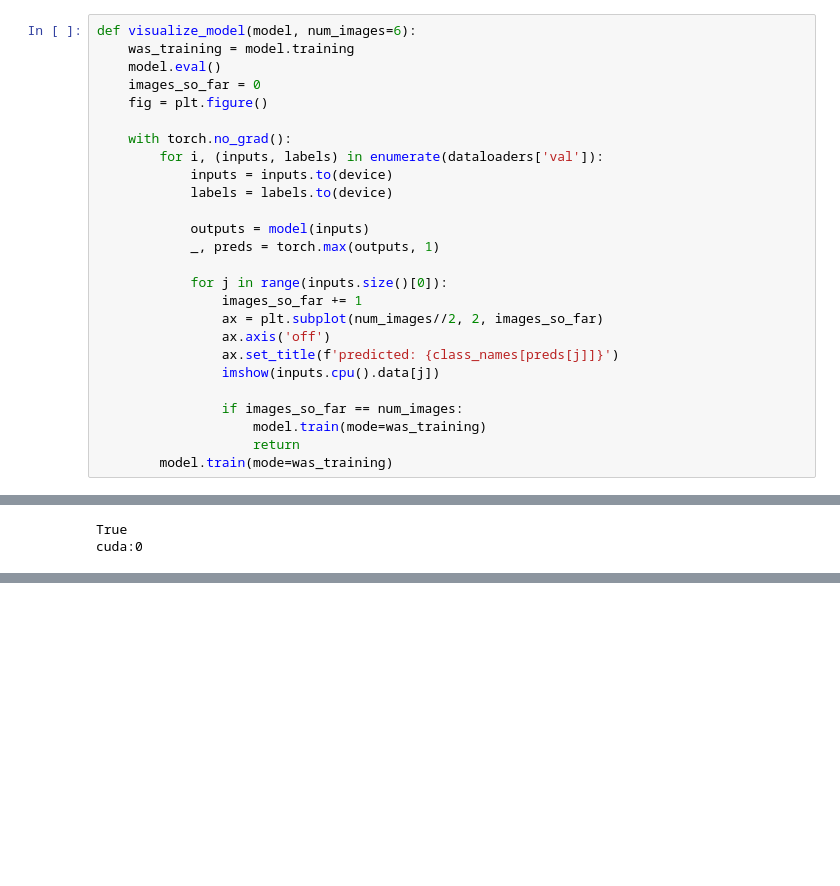
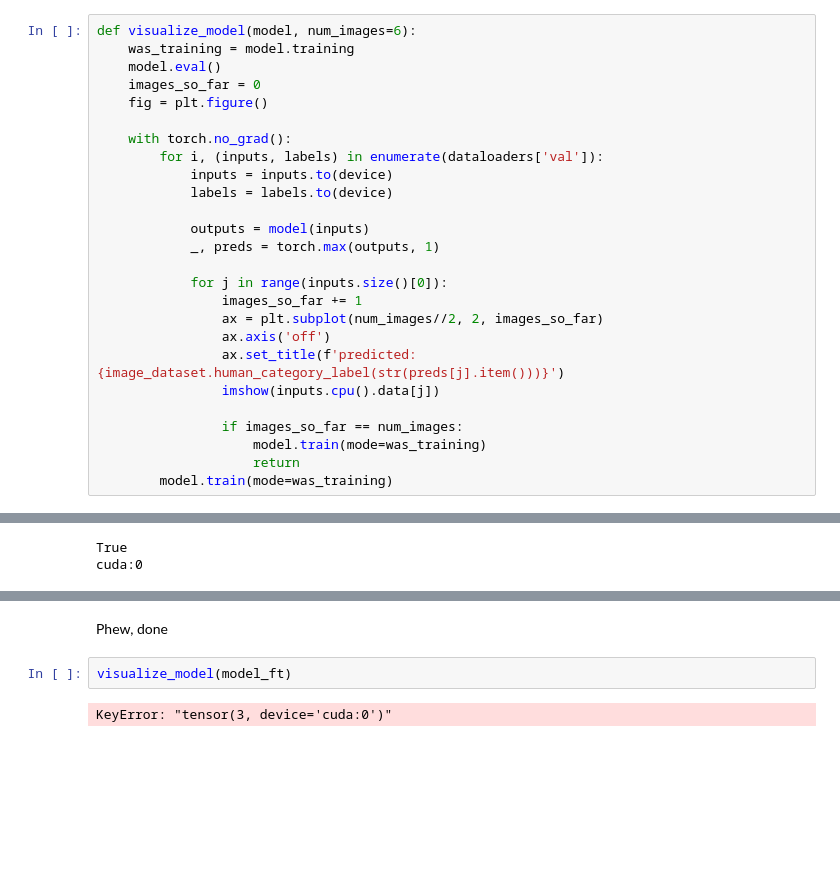
Before and after one commit to MartinKlefas/facebook-marketplaces-recommendation-ranking-system, a Jupyter notebook: retrain.ipynb, the cells around one changed output, grey strips where cells are left out. Drawn from its saved outputs; the diff is of its cells as text; blank space fills up the shorter version.

```diff
--- a/retrain.ipynb
+++ b/retrain.ipynb
@@ -175,7 +175,7 @@ def visualize_model(model, num_images=6):
                 images_so_far += 1
                 ax = plt.subplot(num_images//2, 2, images_so_far)
                 ax.axis('off')
-                ax.set_title(f'predicted: {class_names[preds[j]]}')
+                ax.set_title(f'predicted: {image_dataset.human_category_label(str(preds[j].item()))}')
                 imshow(inputs.cpu().data[j])
 
                 if images_so_far == num_images:
@@ -220,0 +231,7 @@ Epoch 1/24
+# %% [markdown]
+Phew, done
+# %%
+visualize_model(model_ft)
+# %% [output]
+KeyError: "tensor(3, device='cuda:0')"
+[figure, added]
```
Also changed, not shown: parts of 1 cell of this notebook.
